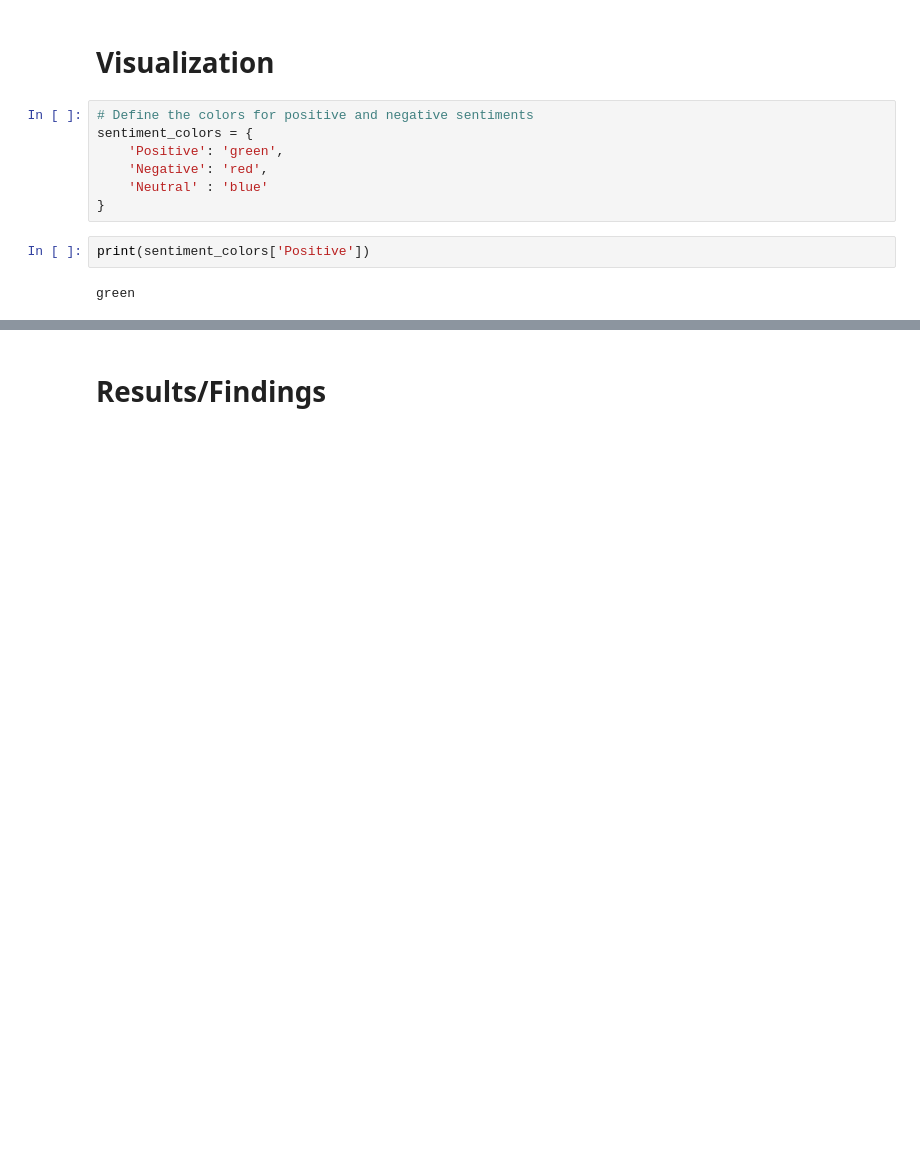
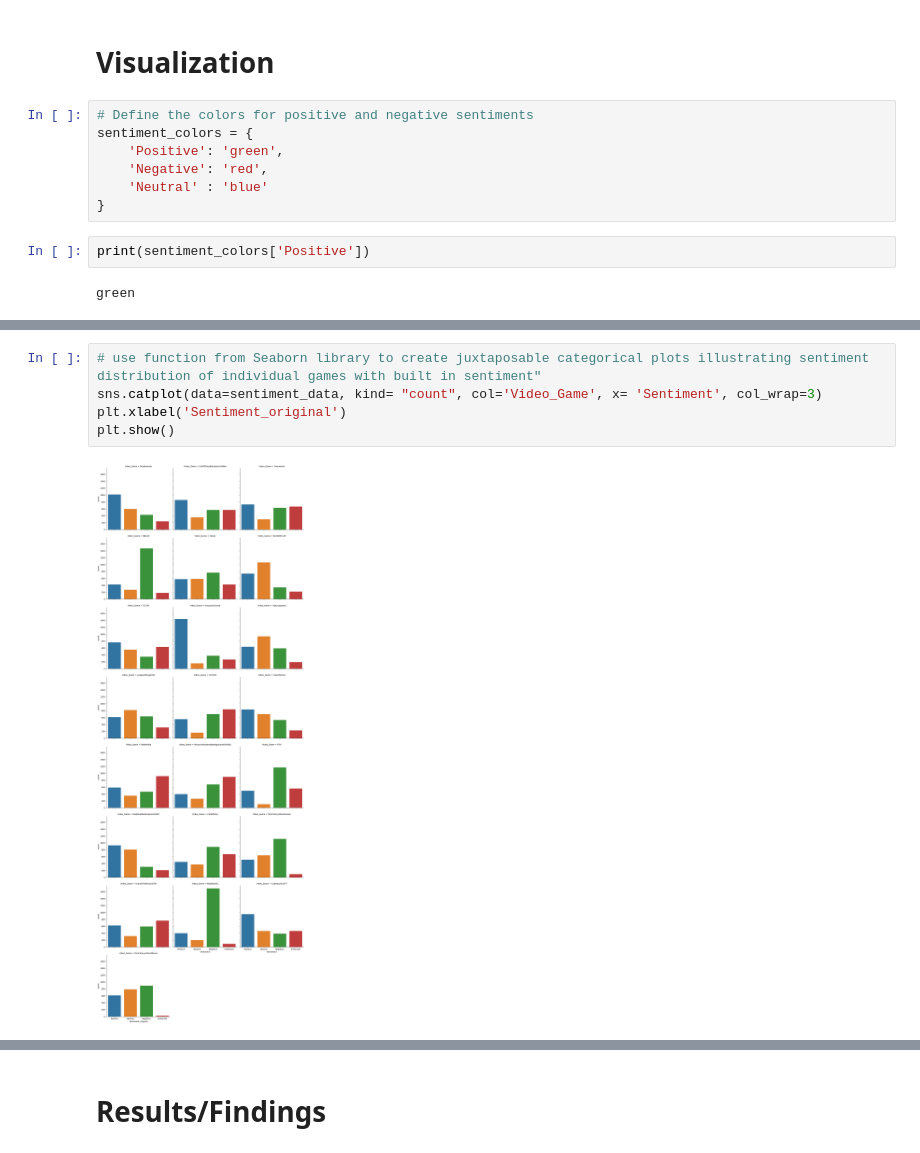
Before and after one commit to ReproTeach/final-project-givkj-squad, a Jupyter notebook: final_project.ipynb, the cells around one changed output, grey strips where cells are left out. Saved outputs shown, nothing was run; the diff lists cells and outputs as text; blank space fills up the shorter version.

```diff
--- a/final_project.ipynb
+++ b/final_project.ipynb
@@ -253,0 +244,7 @@ plt.show()
+# %%
+# use function from Seaborn library to create juxtaposable categorical plots illustrating sentiment distribution of individual games with built in sentiment"
+sns.catplot(data=sentiment_data, kind= "count", col='Video_Game', x= 'Sentiment', col_wrap=3)
+plt.xlabel('Sentiment_original')
+plt.show()
+# %% [output]
+[figure, added]
```
Also changed, not shown: parts of 33 cells of this notebook.
